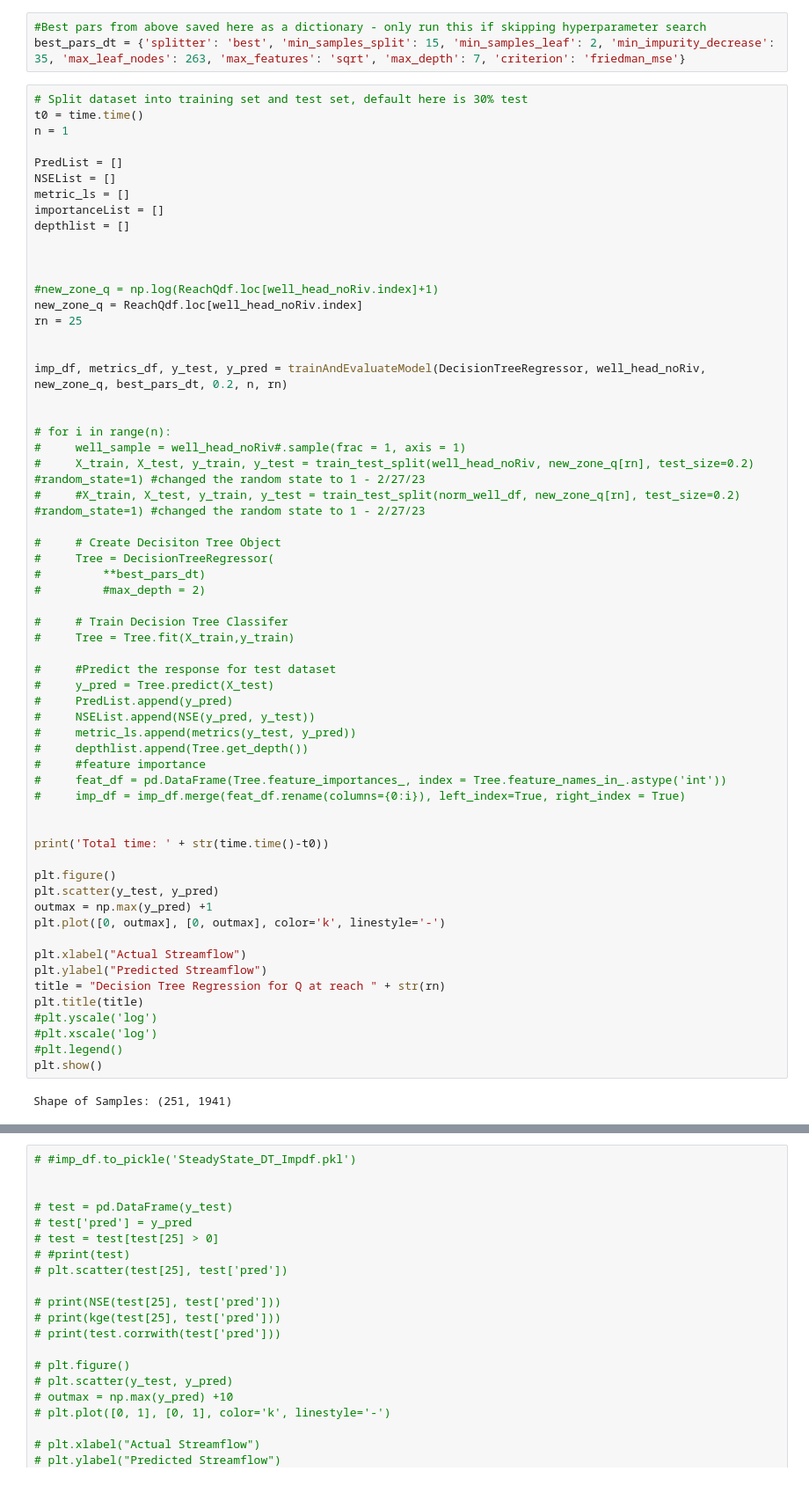
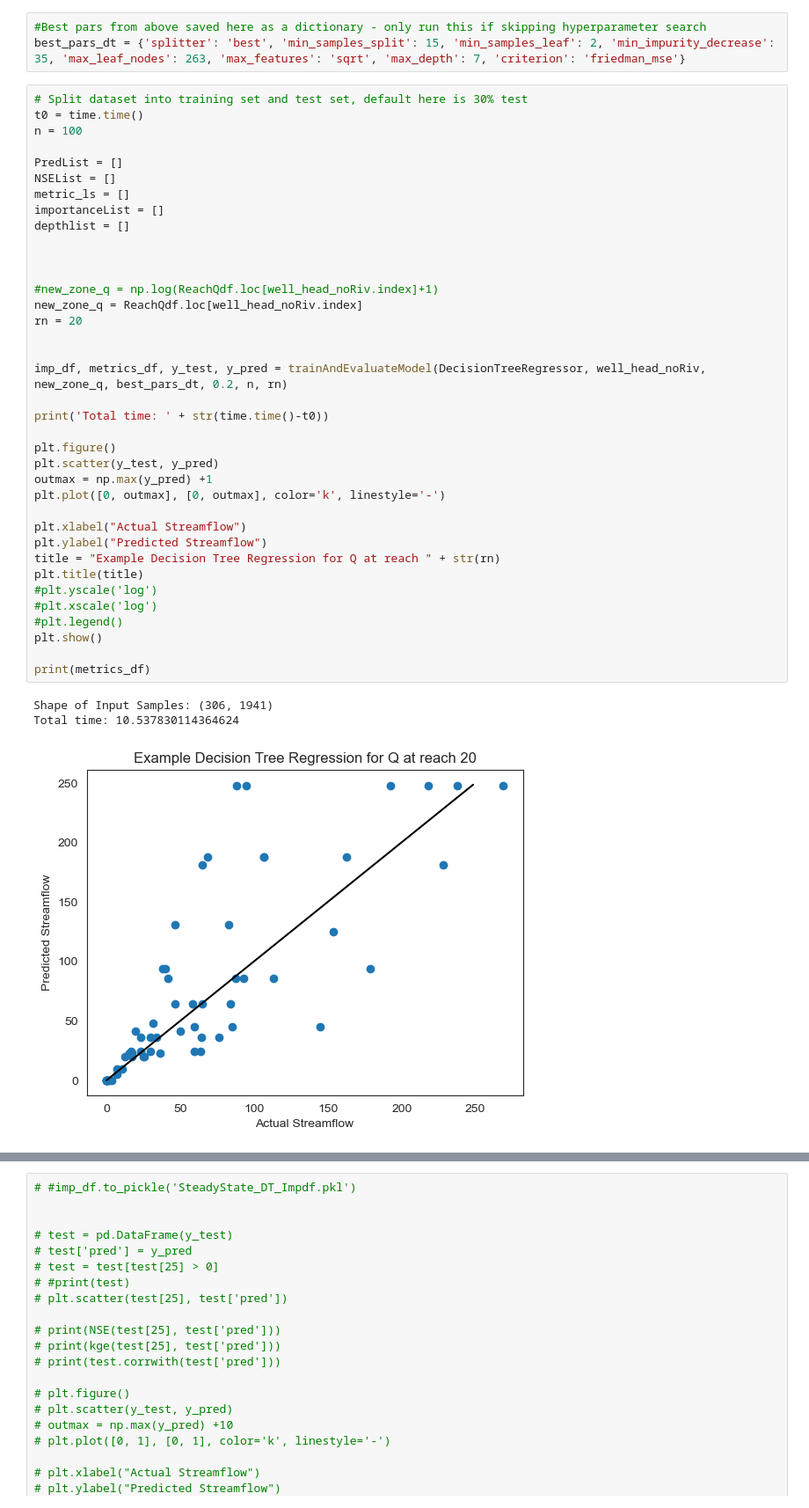
Before and after one commit to davermurray/mf-trees, a Jupyter notebook: ModflowSfrTree_JustWellTrees.ipynb, the cells around one changed output, grey strips where cells are left out. Shown at 88% size. Drawn from its saved outputs; the diff is of its cells as text.

```diff
--- a/ModflowSfrTree_JustWellTrees.ipynb
+++ b/ModflowSfrTree_JustWellTrees.ipynb
@@ -434,62 +409,41 @@ best_pars_dt = {'splitter': 'best', 'min_samples_split': 15, 'min_samples_leaf':
 # %%
 # Split dataset into training set and test set, default here is 30% test
 t0 = time.time()
-n = 1
+n = 100
 
 PredList = []
 NSEList = []
 metric_ls = []
 importanceList = []
 depthlist = []
 
 
 
 #new_zone_q = np.log(ReachQdf.loc[well_head_noRiv.index]+1)
 new_zone_q = ReachQdf.loc[well_head_noRiv.index]
-rn = 25
+rn = 20
 
 
 imp_df, metrics_df, y_test, y_pred = trainAndEvaluateModel(DecisionTreeRegressor, well_head_noRiv, new_zone_q, best_pars_dt, 0.2, n, rn)
-
-
-# for i in range(n):
-#     well_sample = well_head_noRiv#.sample(frac = 1, axis = 1)
-#     X_train, X_test, y_train, y_test = train_test_split(well_head_noRiv, new_zone_q[rn], test_size=0.2) #random_state=1) #changed the random state to 1 - 2/27/23
-#     #X_train, X_test, y_train, y_test = train_test_split(norm_well_df, new_zone_q[rn], test_size=0.2) #random_state=1) #changed the random state to 1 - 2/27/23
-
-#     # Create Decisiton Tree Object
-#     Tree = DecisionTreeRegressor(
-#         **best_pars_dt)
-#         #max_depth = 2)
-
-#     # Train Decision Tree Classifer
-#     Tree = Tree.fit(X_train,y_train)
-
-#     #Predict the response for test dataset
-#     y_pred = Tree.predict(X_test)
-#     PredList.append(y_pred)
-#     NSEList.append(NSE(y_pred, y_test))
-#     metric_ls.append(metrics(y_test, y_pred))
-#     depthlist.append(Tree.get_depth())
-#     #feature importance
-#     feat_df = pd.DataFrame(Tree.feature_importances_, index = Tree.feature_names_in_.astype('int'))
-#     imp_df = imp_df.merge(feat_df.rename(columns={0:i}), left_index=True, right_index = True)
-
 
 print('Total time: ' + str(time.time()-t0))
 
 plt.figure()
 plt.scatter(y_test, y_pred)
 outmax = np.max(y_pred) +1
 plt.plot([0, outmax], [0, outmax], color='k', linestyle='-')
 
 plt.xlabel("Actual Streamflow")
 plt.ylabel("Predicted Streamflow")
-title = "Decision Tree Regression for Q at reach " + str(rn)
+title = "Example Decision Tree Regression for Q at reach " + str(rn)
 plt.title(title)
 #plt.yscale('log')
 #plt.xscale('log')
 #plt.legend()
 plt.show()
+
+print(metrics_df)
 # %% [output]
-Shape of Samples: (251, 1941)
+Shape of Input Samples: (306, 1941)
+Total time: 10.537830114364624
+[figure, added]
```
Also changed, not shown: parts of 16 cells of this notebook, 1 other file.
